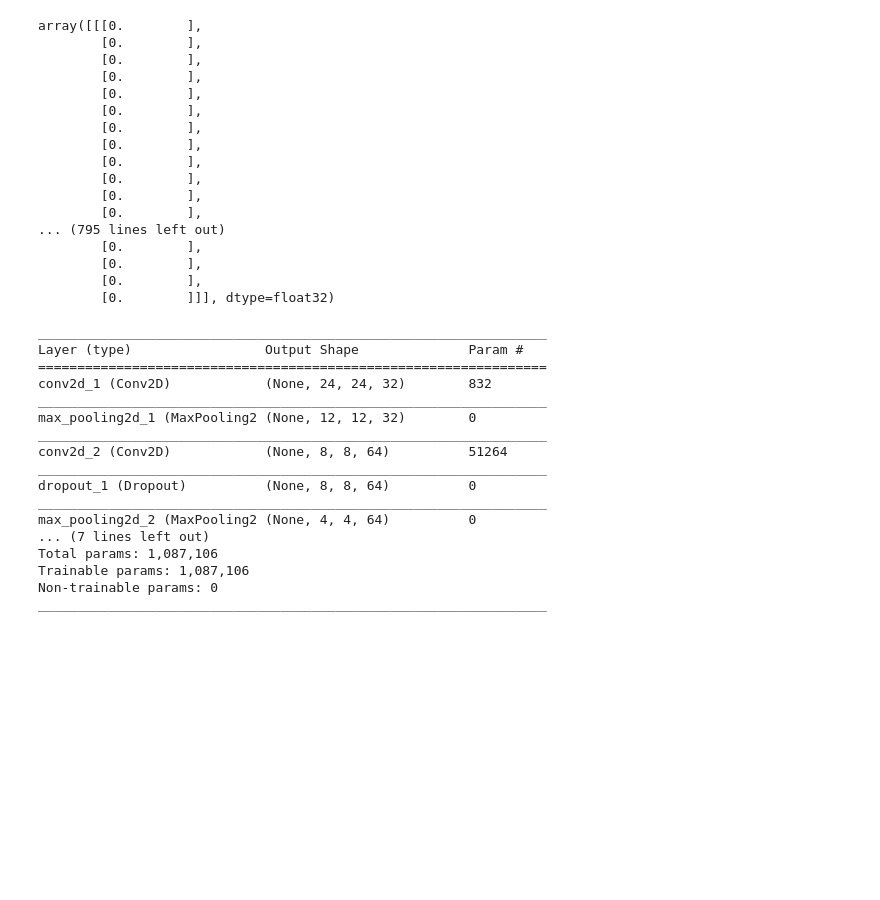
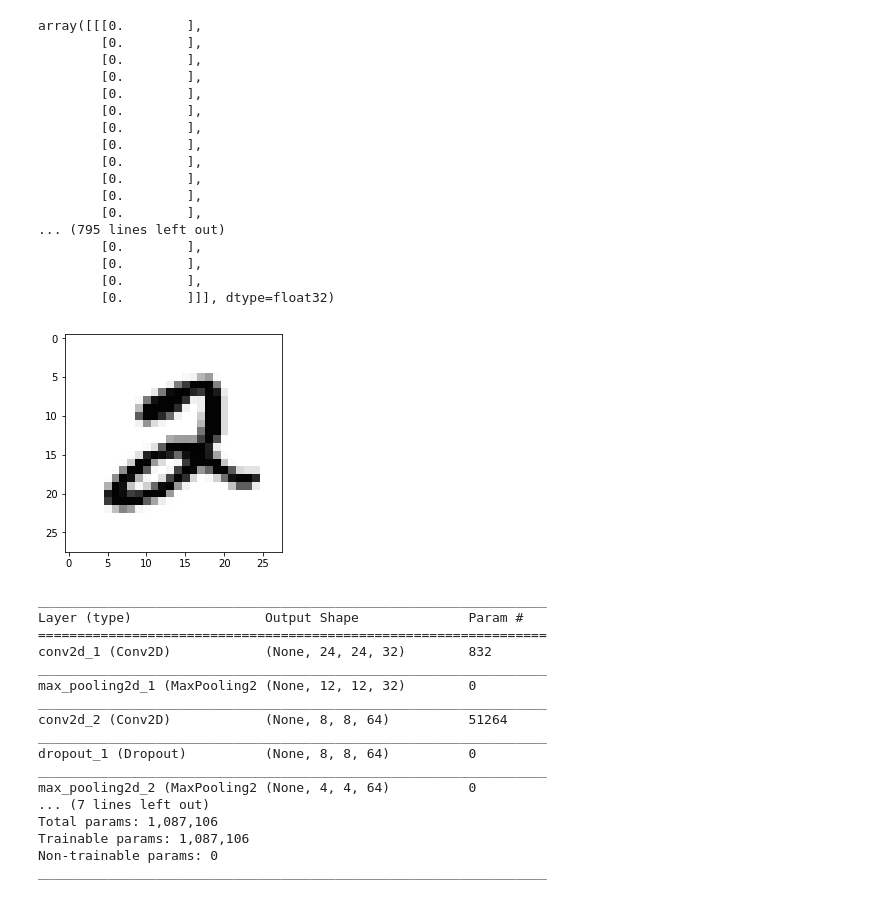
Before and after one commit to wdbm/Psychedelic_Machine_Learning_in_the_Cenozoic_Era, a Jupyter notebook: Keras_introduction.ipynb, the cells around one changed output. Drawn from its saved outputs; the diff is of its cells as text; code cells hidden in the pictures; blank space fills up the shorter version.

```diff
--- a/Keras_introduction.ipynb
+++ b/Keras_introduction.ipynb
@@ -87,6 +87,15 @@ array([[[0.        ],
         [0.        ],
         [0.        ],
         [0.        ]]], dtype=float32)
+# %%
+plt.imshow(
+    x_train[5].reshape(28, 28),
+    cmap          = "Greys",
+    interpolation = "nearest"
+)
+plt.show()
+# %% [output]
+[figure, added]
 # %%
 model = Sequential()
 
```
Also changed, not shown: parts of 2 cells of this notebook.
